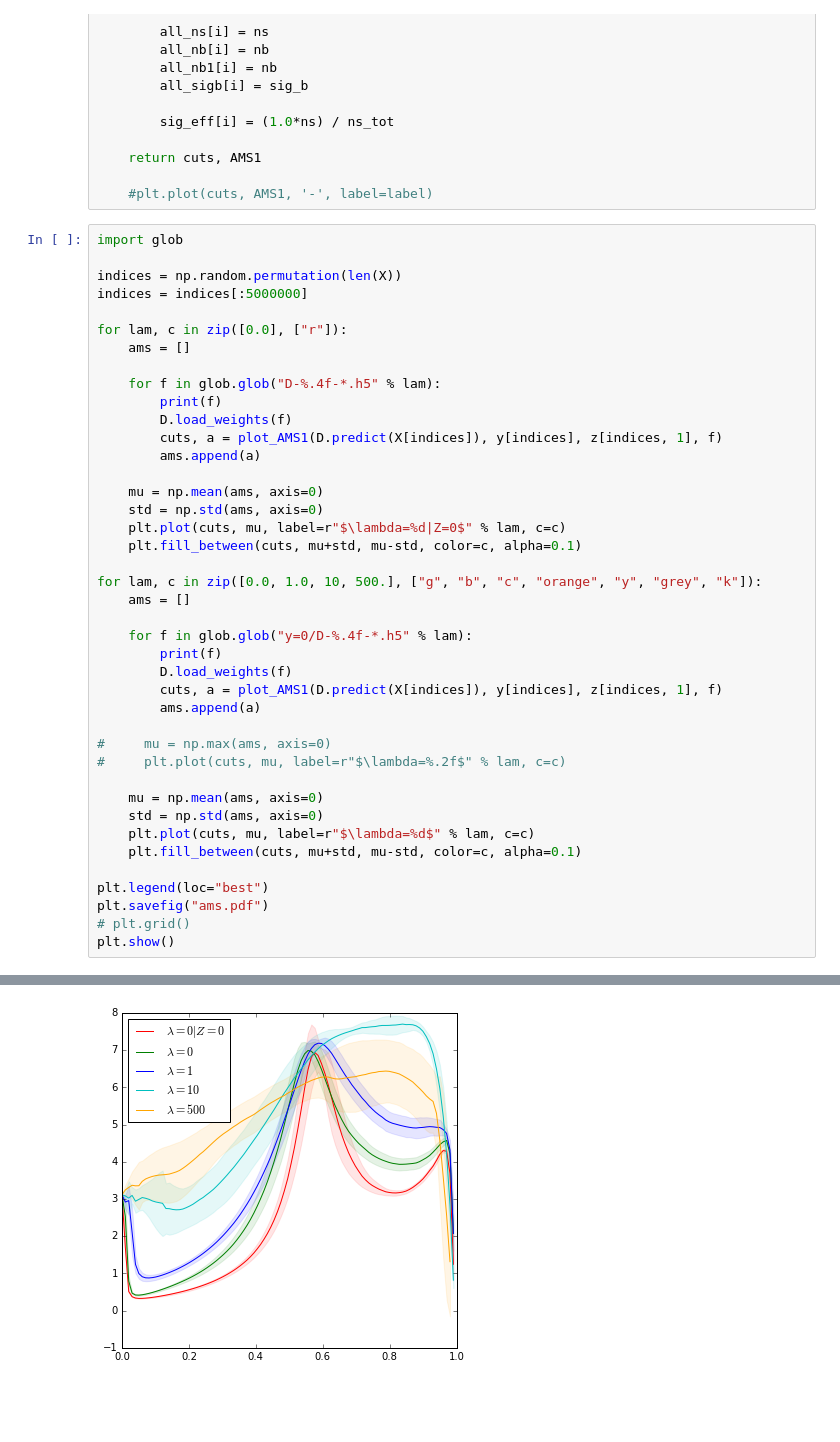
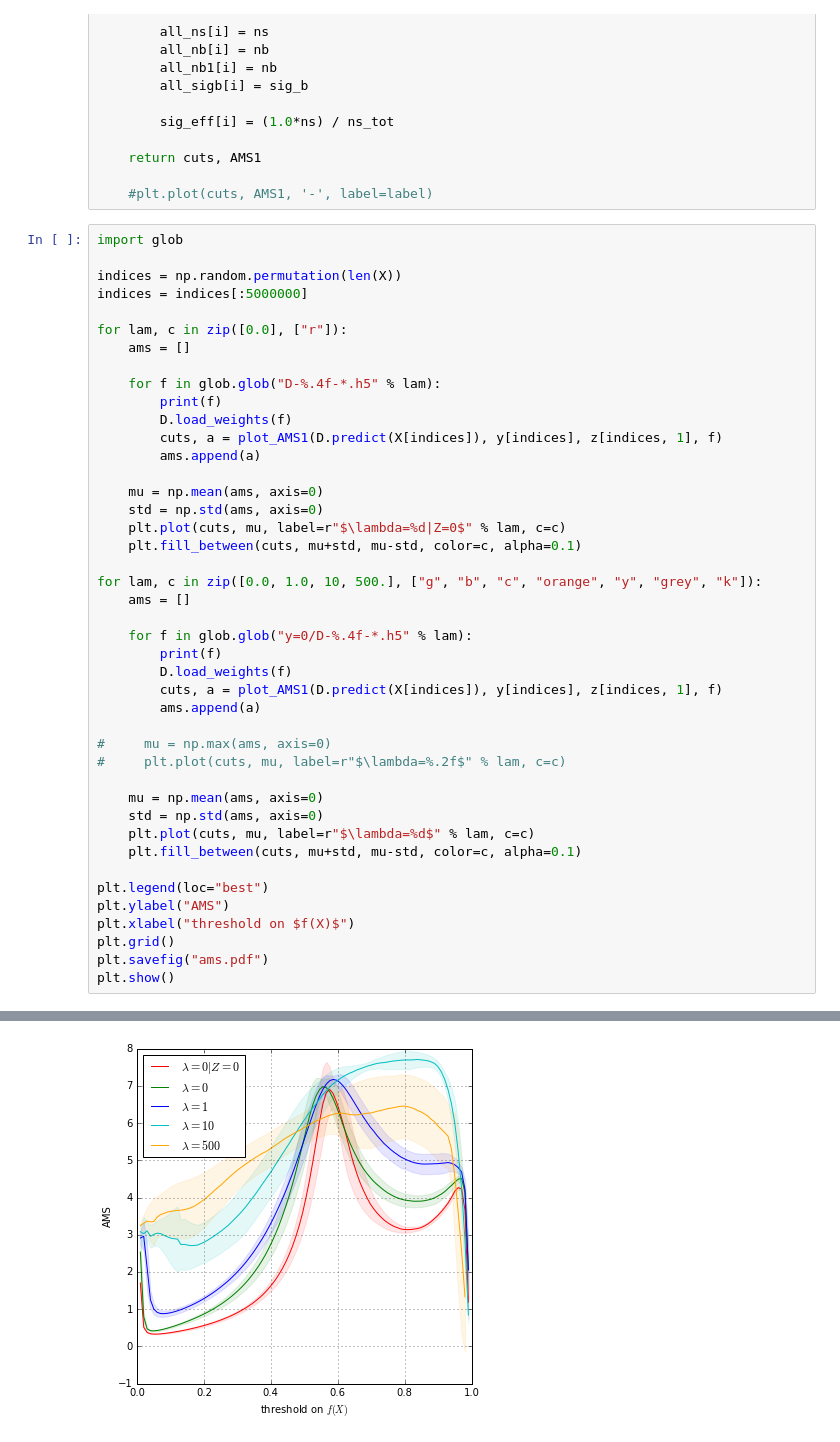
Before and after one commit to glouppe/paper-learning-to-pivot, a Jupyter notebook: code/Hepjets.ipynb, the cells around one changed output, grey strips where cells are left out. Saved outputs shown, nothing was run; the diff lists cells and outputs as text; blank space fills up the shorter version.

```diff
--- a/code/Hepjets.ipynb
+++ b/code/Hepjets.ipynb
@@ -413,32 +413,34 @@ for lam, c in zip([0.0, 1.0, 10, 500.], ["g", "b", "c", "orange", "y", "grey", "
 
 #     mu = np.max(ams, axis=0)
 #     plt.plot(cuts, mu, label=r"$\lambda=%.2f$" % lam, c=c)
 
     mu = np.mean(ams, axis=0)
     std = np.std(ams, axis=0)
     plt.plot(cuts, mu, label=r"$\lambda=%d$" % lam, c=c)
     plt.fill_between(cuts, mu+std, mu-std, color=c, alpha=0.1)
 
 plt.legend(loc="best")
+plt.ylabel("AMS")
+plt.xlabel("threshold on $f(X)$")
+plt.grid()
 plt.savefig("ams.pdf")
-# plt.grid()
 plt.show()
 # %% [output]
 D-0.0000-1-z=0.h5
 D-0.0000-3-z=0.h5
 D-0.0000-4-z=0.h5
 D-0.0000-2-z=0.h5
 D-0.0000-5-z=0.h5
 y=0/D-0.0000-1.h5
 y=0/D-0.0000-2.h5
 y=0/D-0.0000-7.h5
 y=0/D-0.0000-8.h5
 y=0/D-0.0000-9.h5
 y=0/D-0.0000-10.h5
 y=0/D-0.0000-3.h5
 ... (20 lines left out)
 y=0/D-500.0000-3.h5
 y=0/D-500.0000-2.h5
 y=0/D-500.0000-7.h5
 y=0/D-500.0000-6.h5
-[figure, old version]
+[figure, new version]
```
Also changed, not shown: 9 other files.
